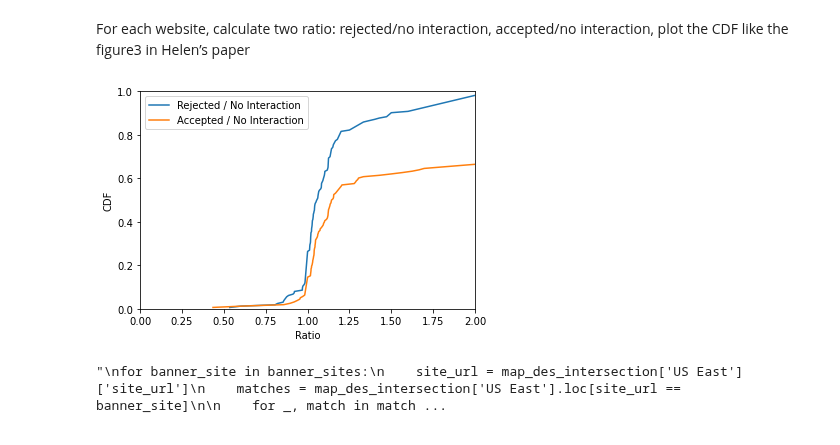
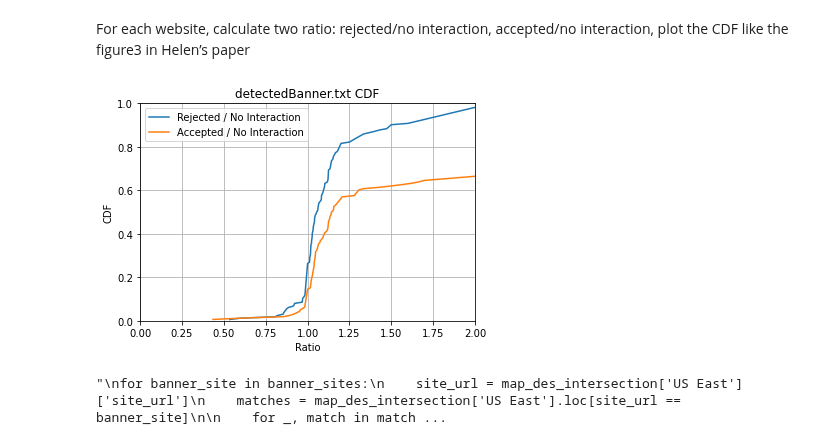
Before and after one commit to maxwellmlin/dataverse-files, a Jupyter notebook: reproducibility/analysis.ipynb, the cells around one changed output. Cells and saved outputs as stored; diff of their text form; code cells hidden in the pictures.

```diff
--- a/reproducibility/analysis.ipynb
+++ b/reproducibility/analysis.ipynb
@@ -770,34 +770,39 @@ df = pd.DataFrame(s)
 # Frequency
 accepted_over_no_interaction_stats_df = df \
 .groupby('value') \
 ['value'] \
 .agg('count') \
 .pipe(pd.DataFrame) \
 .rename(columns = {'value': 'frequency'})
 
 # PDF
 accepted_over_no_interaction_stats_df['pdf'] = accepted_over_no_interaction_stats_df['frequency'] / sum(accepted_over_no_interaction_stats_df['frequency'])
 
 # CDF
 accepted_over_no_interaction_stats_df['cdf'] = accepted_over_no_interaction_stats_df['pdf'].cumsum()
 accepted_over_no_interaction_stats_df = accepted_over_no_interaction_stats_df.reset_index()
 accepted_over_no_interaction_stats_df
 
 """
 Plot
 """
 plt.plot(rejected_over_no_interaction_stats_df['value'], rejected_over_no_interaction_stats_df['cdf'], label='Rejected / No Interaction')
 plt.plot(accepted_over_no_interaction_stats_df['value'], accepted_over_no_interaction_stats_df['cdf'], label='Accepted / No Interaction')
 
 plt.axis([0, 2, 0, 1])
+
+plt.title('detectedBanner.txt CDF')
 plt.xlabel('Ratio')
 plt.ylabel('CDF')
 
 plt.legend(loc='upper left')
 
+plt.grid(visible = True)
+
+plt.savefig('out.png', dpi=1200, facecolor='white')
 plt.show()
 # %% [output]
-[figure, old version]
+[figure, new version]
 # %%
 # TODO?: Calculate number of sites that do not reduce n
 """
```
